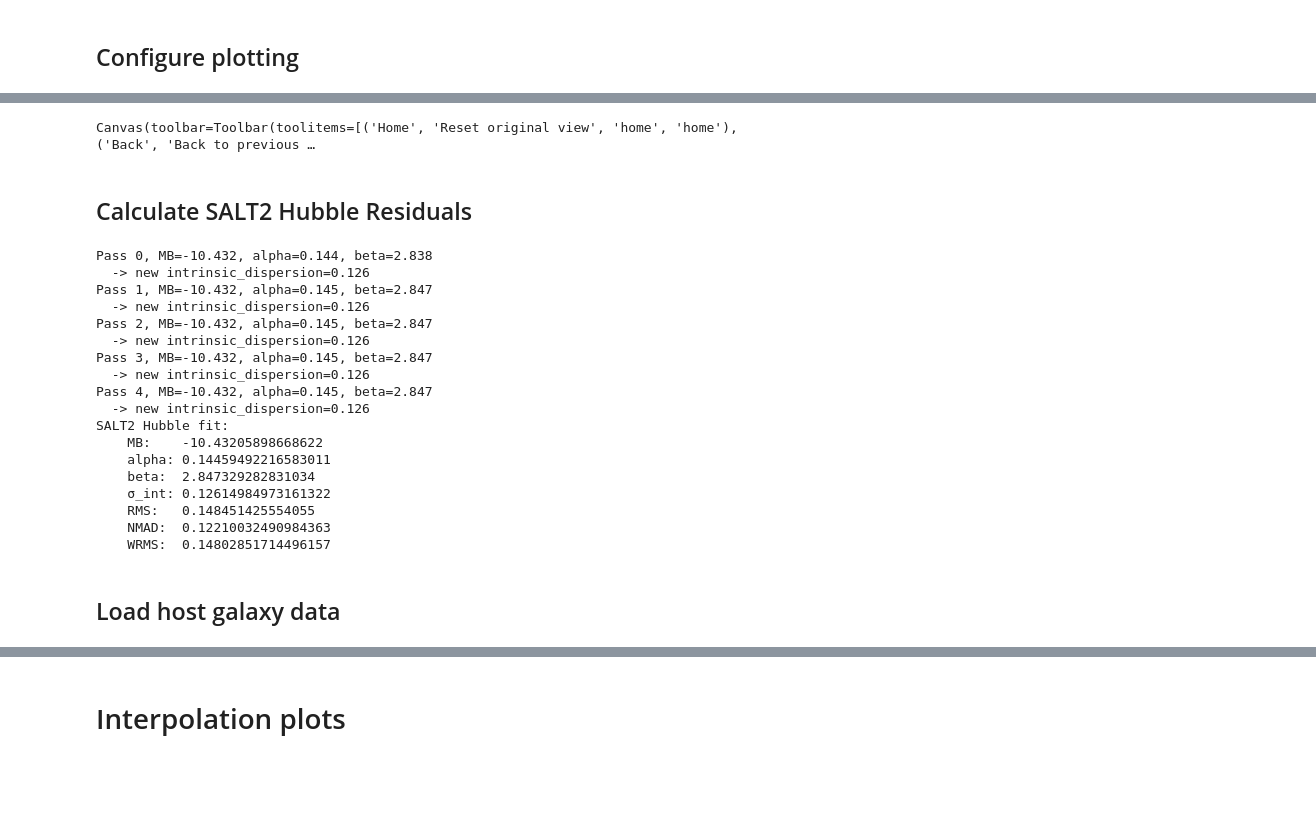
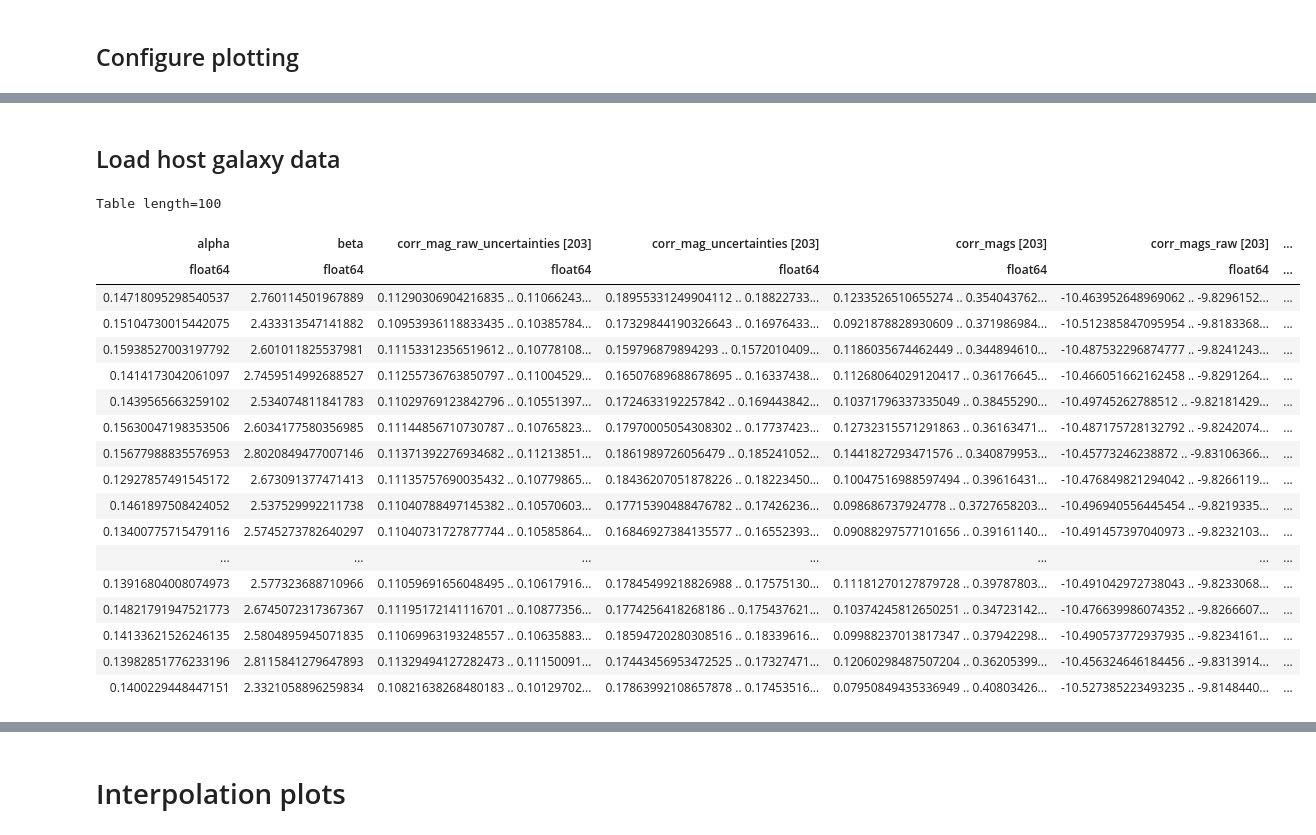
Before and after one commit to snfactory/twins_embedding, a Jupyter notebook: manifold_twins_plots.ipynb, the cells around one changed output, grey strips where cells are left out. Cells and saved outputs as stored; diff of their text form; code cells hidden in the pictures; blank space fills up the shorter version.

```diff
--- a/manifold_twins_plots.ipynb
+++ b/manifold_twins_plots.ipynb
@@ -63,0 +12,2 @@ a.targets[0]['salt2.DayMax']
+# %%
+a.run_analysis()
@@ -157,27 +65,0 @@ Canvas(toolbar=Toolbar(toolitems=[('Home', 'Reset original view', 'home', 'home'
-# %%
-a.do_blondin_plot()
-# %% [output]
-Canvas(toolbar=Toolbar(toolitems=[('Home', 'Reset original view', 'home', 'home'), ('Back', 'Back to previous …
-# %% [markdown]
-## Calculate SALT2 Hubble Residuals
-# %%
-a.calculate_salt_hubble_residuals()
-# %% [output]
-Pass 0, MB=-10.432, alpha=0.144, beta=2.838
-  -> new intrinsic_dispersion=0.126
-Pass 1, MB=-10.432, alpha=0.145, beta=2.847
-  -> new intrinsic_dispersion=0.126
-Pass 2, MB=-10.432, alpha=0.145, beta=2.847
-  -> new intrinsic_dispersion=0.126
-Pass 3, MB=-10.432, alpha=0.145, beta=2.847
-  -> new intrinsic_dispersion=0.126
-Pass 4, MB=-10.432, alpha=0.145, beta=2.847
-  -> new intrinsic_dispersion=0.126
-SALT2 Hubble fit:
-    MB:    -10.43205898668622
-    alpha: 0.14459492216583011
-    beta:  2.847329282831034
-    σ_int: 0.12614984973161322
-    RMS:   0.148451425554055
-    NMAD:  0.12210032490984363
-    WRMS:  0.14802851714496157
@@ -184,4 +70,24 @@ SALT2 Hubble fit:
 # %% [markdown]
 ## Load host galaxy data
 # %%
-a.load_host_data()
+a.bootstrap_salt_hubble_residuals()
+# %% [output]
+Table length=100
+| alpha | beta | corr_mag_raw_uncertainties [203] | corr_mag_uncertainties [203] | corr_mags [203] | corr_mags_raw [203] | ... |
+| float64 | float64 | float64 | float64 | float64 | float64 | ... |
+| 0.14718095298540537 | 2.760114501967889 | 0.11290306904216835 .. 0.11066243... | 0.18955331249904112 .. 0.18822733... | 0.1233526510655274 .. 0.354043762... | -10.463952648969062 .. -9.8296152... | ... |
+| 0.15104730015442075 | 2.433313547141882 | 0.10953936118833435 .. 0.10385784... | 0.17329844190326643 .. 0.16976433... | 0.0921878828930609 .. 0.371986984... | -10.512385847095954 .. -9.8183368... | ... |
+| 0.15938527003197792 | 2.601011825537981 | 0.11153312356519612 .. 0.10778108... | 0.159796879894293 .. 0.1572010409... | 0.1186035674462449 .. 0.344894610... | -10.487532296874777 .. -9.8241243... | ... |
+| 0.1414173042061097 | 2.7459514992688527 | 0.11255736763850797 .. 0.11004529... | 0.16507689688678695 .. 0.16337438... | 0.11268064029120417 .. 0.36176645... | -10.466051662162458 .. -9.8291264... | ... |
+| 0.1439565663259102 | 2.534074811841783 | 0.11029769123842796 .. 0.10551397... | 0.1724633192257842 .. 0.169443842... | 0.10371796337335049 .. 0.38455290... | -10.49745262788512 .. -9.82181429... | ... |
+| 0.15630047198353506 | 2.6034177580356985 | 0.11144856710730787 .. 0.10765823... | 0.17970005054308302 .. 0.17737423... | 0.12732315571291863 .. 0.36163471... | -10.487175728132792 .. -9.8242074... | ... |
+| 0.15677988835576953 | 2.8020849477007146 | 0.11371392276934682 .. 0.11213851... | 0.1861989726056479 .. 0.185241052... | 0.1441827293471576 .. 0.340879953... | -10.45773246238872 .. -9.83106366... | ... |
+| 0.12927857491545172 | 2.673091377471413 | 0.11135757690035432 .. 0.10779865... | 0.18436207051878226 .. 0.18223450... | 0.10047516988597494 .. 0.39616431... | -10.476849821294042 .. -9.8266119... | ... |
+| 0.1461897508424052 | 2.537529992211738 | 0.11040788497145382 .. 0.10570603... | 0.17715390488476782 .. 0.17426236... | 0.098686737924778 .. 0.3727658203... | -10.496940556445454 .. -9.8219335... | ... |
+| 0.13400775715479116 | 2.5745273782640297 | 0.11040731727877744 .. 0.10585864... | 0.16846927384135577 .. 0.16552393... | 0.09088297577101656 .. 0.39161140... | -10.491457397040973 .. -9.8232103... | ... |
+| ... | ... | ... | ... | ... | ... | ... |
+| 0.13916804008074973 | 2.577323688710966 | 0.11059691656048495 .. 0.10617916... | 0.17845499218826988 .. 0.17575130... | 0.11181270127879728 .. 0.39787803... | -10.491042972738043 .. -9.8233068... | ... |
+| 0.14821791947521773 | 2.6745072317367367 | 0.11195172141116701 .. 0.10877356... | 0.1774256418268186 .. 0.175437621... | 0.10374245812650251 .. 0.34723142... | -10.476639986074352 .. -9.8266607... | ... |
+| 0.14133621526246135 | 2.5804895945071835 | 0.11069963193248557 .. 0.10635883... | 0.18594720280308516 .. 0.18339616... | 0.09988237013817347 .. 0.37942298... | -10.490573772937935 .. -9.8234161... | ... |
+| 0.13982851776233196 | 2.8115841279647893 | 0.11329494127282473 .. 0.11150091... | 0.17443456953472525 .. 0.17327471... | 0.12060298487507204 .. 0.36205399... | -10.456324646184456 .. -9.8313914... | ... |
+| 0.1400229448447151 | 2.3321058896259834 | 0.10821638268480183 .. 0.10129702... | 0.17863992108657878 .. 0.17453516... | 0.07950849435336949 .. 0.40803426... | -10.527385223493235 .. -9.8148440... | ... |
```
Also changed, not shown: parts of 242 cells of this notebook, 7 other files.
